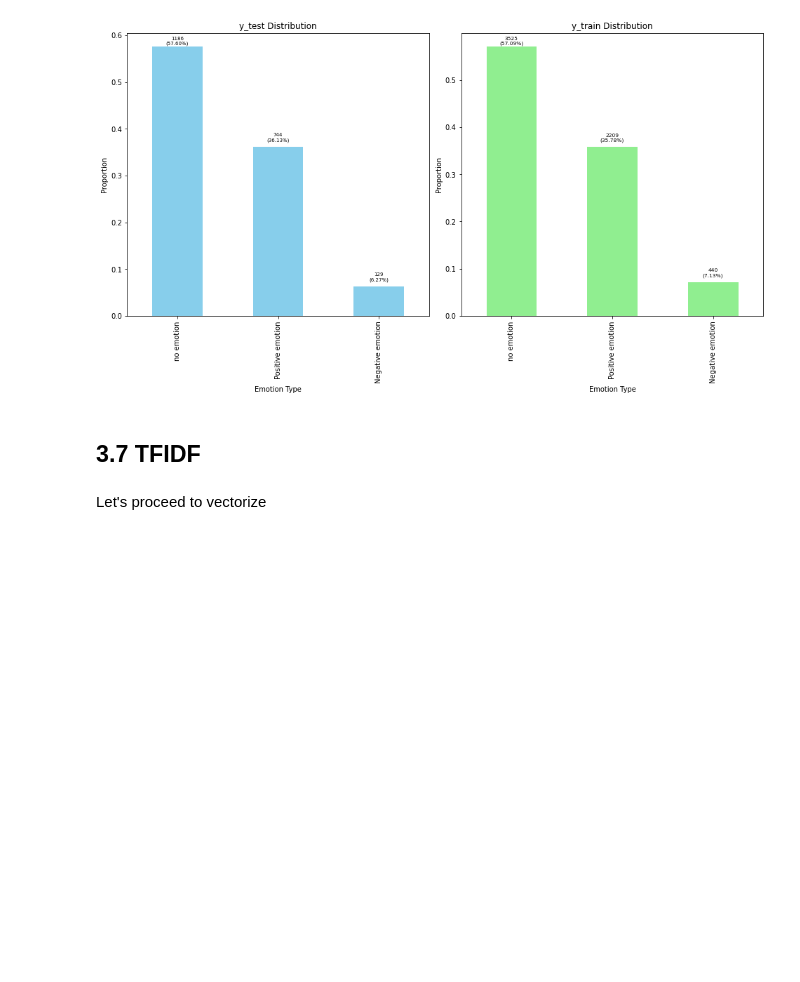
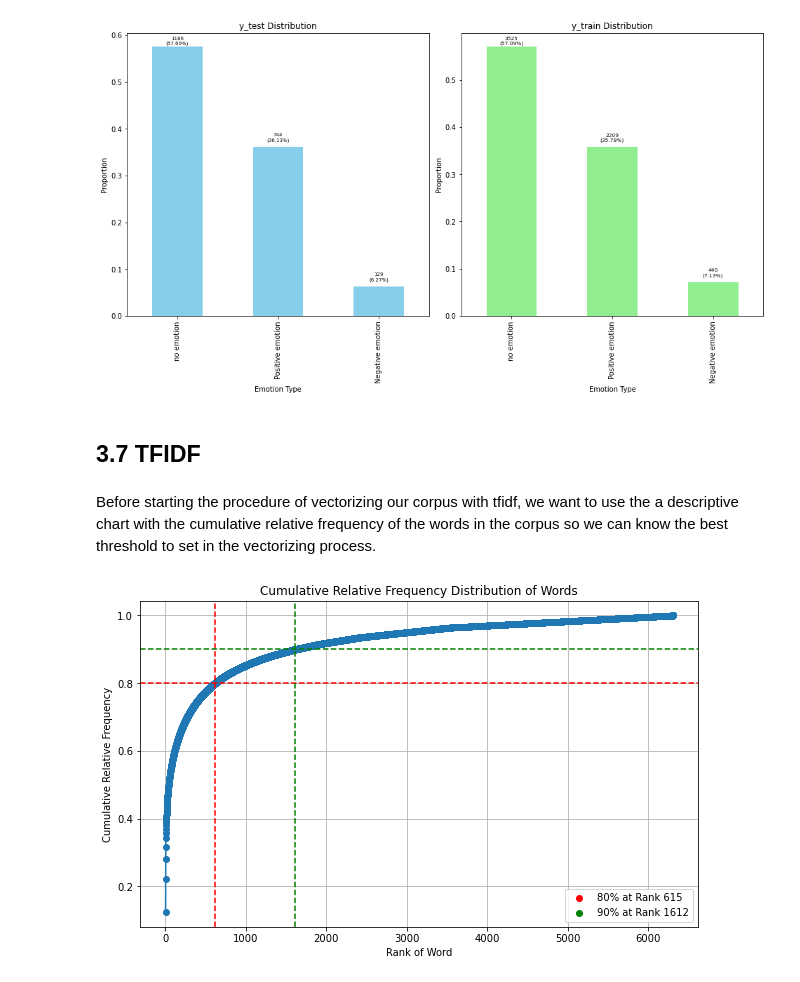
Before and after one commit to mbarriola96/Brands-product_emotions_analysis, a Jupyter notebook: 02_data_preprocessing_and_modelling.ipynb, the cells around one changed output. Saved outputs shown, nothing was run; the diff lists cells and outputs as text; code cells hidden in the pictures; blank space fills up the shorter version.

Commit message:
doing cummulative frequency to then do tfidf for the first time

```diff
--- a/02_data_preprocessing_and_modelling.ipynb
+++ b/02_data_preprocessing_and_modelling.ipynb
@@ -216,7 +218,7 @@ df.head()
 ## 3.5 Tokenize
 # %%
 # Tokenize the tweet_text
-df['tweet_text'] = df['tweet_text'].map(lambda x: word_tokenize(x))
+df['tweet_text_tokenized'] = df['tweet_text'].map(lambda x: word_tokenize(x))
 
 df.head()
 # %% [output]
@@ -232,7 +234,7 @@ df.head()
 Let's first define our variables
 # %%
 y = df['emotion_type']
-X = df.drop(['emotion_type', 'tweet_text_tokenized'], axis=1)
+X = df.drop(['emotion_type'], axis=1)
 # %%
 # X is the feature set and y is the target variable
 X_train, X_test, y_train, y_test = train_test_split(X, y, test_size=0.25, random_state=42)
@@ -298,5 +298,53 @@ plt.show()
 [figure]
 # %% [markdown]
 ## 3.7 TFIDF
-# %% [markdown]
-Let's proceed to vectorize
+# %% [markdown]
+Before starting the procedure of vectorizing our corpus with tfidf, we want to use the a descriptive chart with the cumulative relative frequency of the words in the corpus so we can know the best threshold to set in the vectorizing process.
+# %%
+# Flatten the list of lists into a single list
+corpus = [word for sublist in X_train['tweet_text_tokenized'] for word in sublist]
+
+# Count the frequency of each word
+word_freq = Counter(corpus)
+
+# Convert the word frequency to a pandas DataFrame
+word_freq_df = pd.DataFrame(word_freq.items(), columns=['Word', 'Frequency'])
+
+# Sort the DataFrame by frequency in descending order
+word_freq_df = word_freq_df.sort_values(by='Frequency', ascending=False).reset_index(drop=True)
+
+# Calculate the cumulative frequency and cumulative relative frequency
+word_freq_df['Cumulative Frequency'] = word_freq_df['Frequency'].cumsum()
+word_freq_df['Cumulative Relative Frequency'] = word_freq_df['Cumulative Frequency'] / word_freq_df['Frequency'].sum()
+
+# Find the rank where the cumulative relative frequency reaches 80%
+rank_80_percent = word_freq_df[word_freq_df['Cumulative Relative Frequency'] >= 0.8].index[0] + 1
+cumulative_80_percent = word_freq_df.loc[rank_80_percent - 1, 'Cumulative Relative Frequency']
+
+# Find the rank where the cumulative relative frequency reaches 90%
+rank_90_percent = word_freq_df[word_freq_df['Cumulative Relative Frequency'] >= 0.9].index[0] + 1
+cumulative_90_percent = word_freq_df.loc[rank_90_percent - 1, 'Cumulative Relative Frequency']
+
+# Plot the cumulative relative frequency distribution
+plt.figure(figsize=(10, 6))
+plt.plot(np.arange(1, len(word_freq_df) + 1), word_freq_df['Cumulative Relative Frequency'], marker='o')
+plt.title('Cumulative Relative Frequency Distribution of Words')
+plt.xlabel('Rank of Word')
+plt.ylabel('Cumulative Relative Frequency')
+
+# Mark the point where the cumulative relative frequency reaches 80%
+plt.scatter(rank_80_percent, cumulative_80_percent, color='red', label=f'80% at Rank {rank_80_percent}')
+plt.axvline(x=rank_80_percent, color='red', linestyle='--')
+plt.axhline(y=cumulative_80_percent, color='red', linestyle='--')
+plt.legend()
+
+# Mark the point where the cumulative relative frequency reaches 90%
+plt.scatter(rank_90_percent, cumulative_90_percent, color='green', label=f'90% at Rank {rank_90_percent}')
+plt.axvline(x=rank_90_percent, color='green', linestyle='--')
+plt.axhline(y=cumulative_90_percent, color='green', linestyle='--')
+plt.legend()
+
+plt.grid(True)
+plt.show()
+# %% [output]
+[figure, added]
```
Also changed, not shown: parts of 7 cells of this notebook.
